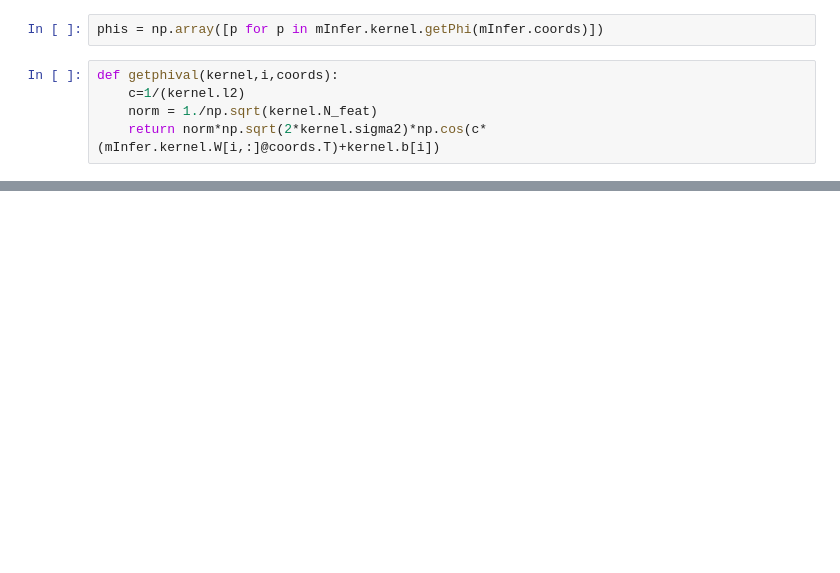
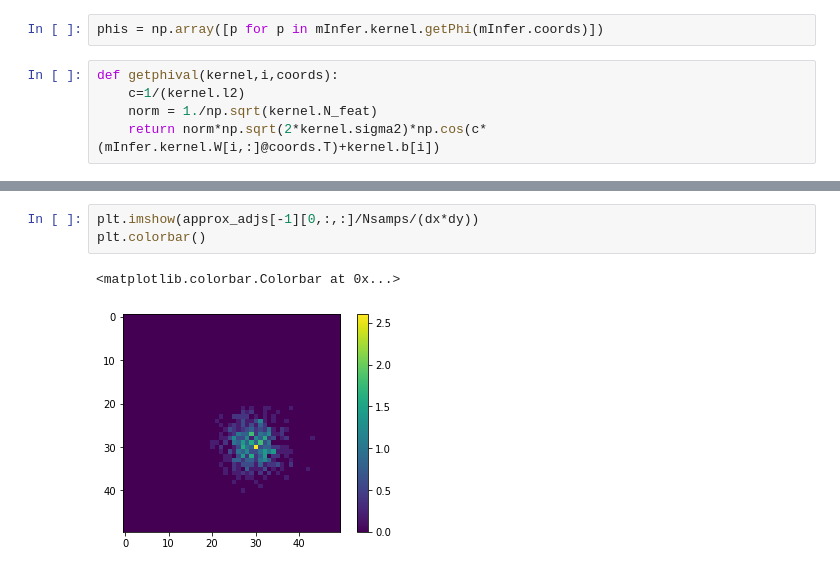
Before and after one commit to lionfish0/experimentation, a Jupyter notebook: FasterMaybe.ipynb, the cells around one changed output, grey strips where cells are left out. Cells and saved outputs as stored; diff of their text form; blank space fills up the shorter version.

```diff
--- a/FasterMaybe.ipynb
+++ b/FasterMaybe.ipynb
@@ -193,0 +215,6 @@ newX = np.array(newX)/scale
+# %%
+plt.imshow(approx_adjs[-1][0,:,:]/Nsamps/(dx*dy))
+plt.colorbar()
+# %% [output]
+<matplotlib.colorbar.Colorbar at 0x...>
+[figure, added]
```
Also changed, not shown: parts of 30 cells of this notebook.
